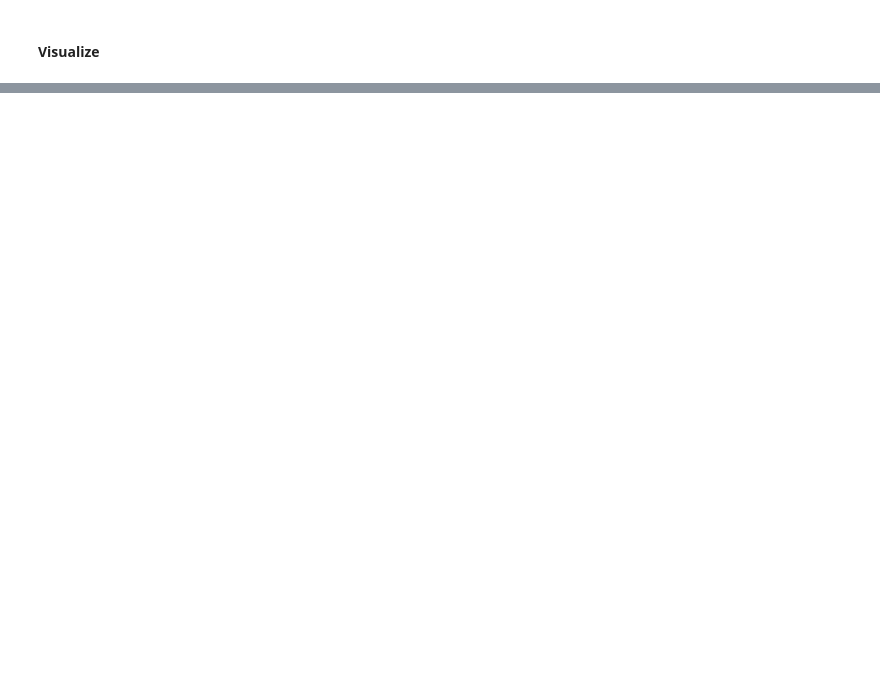
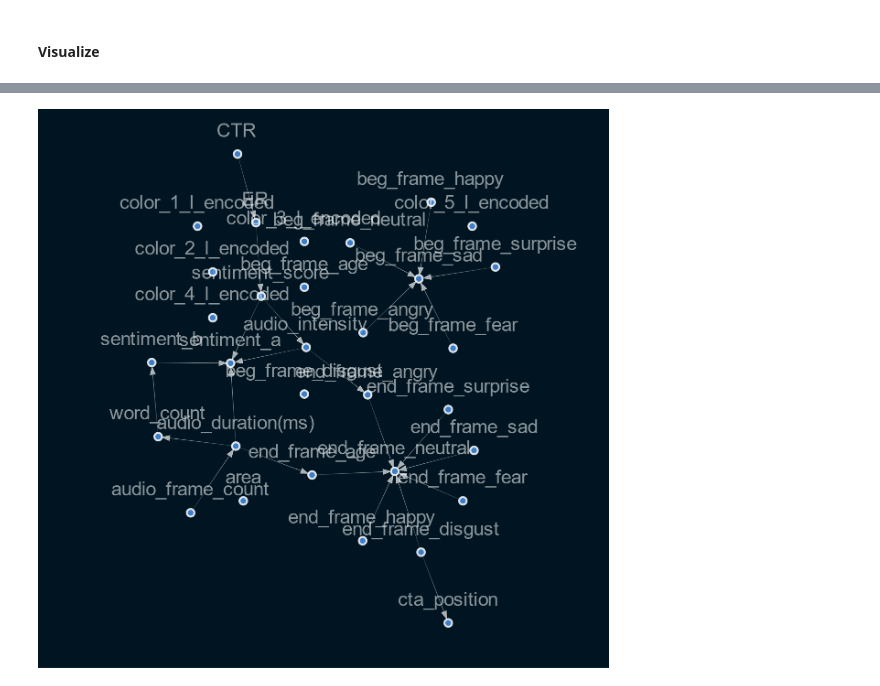
Before and after one commit to kpi-maximisation/creative_optimization, a Jupyter notebook: notebooks/causal_learning.ipynb, the cells around one changed output, grey strips where cells are left out. Drawn from its saved outputs; the diff is of its cells as text; code cells hidden in the pictures; blank space fills up the shorter version.

```diff
--- a/notebooks/causal_learning.ipynb
+++ b/notebooks/causal_learning.ipynb
@@ -103,0 +319,5 @@ Image(viz.draw(format='png'))
+# %%
+val = {}
+for i,col in enumerate(df_1.columns.tolist()):
+    val[i] = col
+val
@@ -103,0 +342,3 @@ Image(viz.draw(format='png'))
+# %%
+df = df.rename(columns=val, errors="raise")
+df.info()
@@ -103,0 +363,11 @@ Image(viz.draw(format='png'))
+# %%
+sm = from_pandas(df, w_threshold=0.8)
+# %%
+viz = plot_structure(
+    sm,
+    graph_attributes={"scale": "0.5"},
+    all_node_attributes=NODE_STYLE.WEAK,
+    all_edge_attributes=EDGE_STYLE.WEAK,
+)
+Image(viz.draw(format='png'))
+# %% [output]
@@ -103,0 +391 @@ Image(viz.draw(format='png'))
+[figure, added]
```
Also changed, not shown: parts of 27 cells of this notebook, 1 other file.
